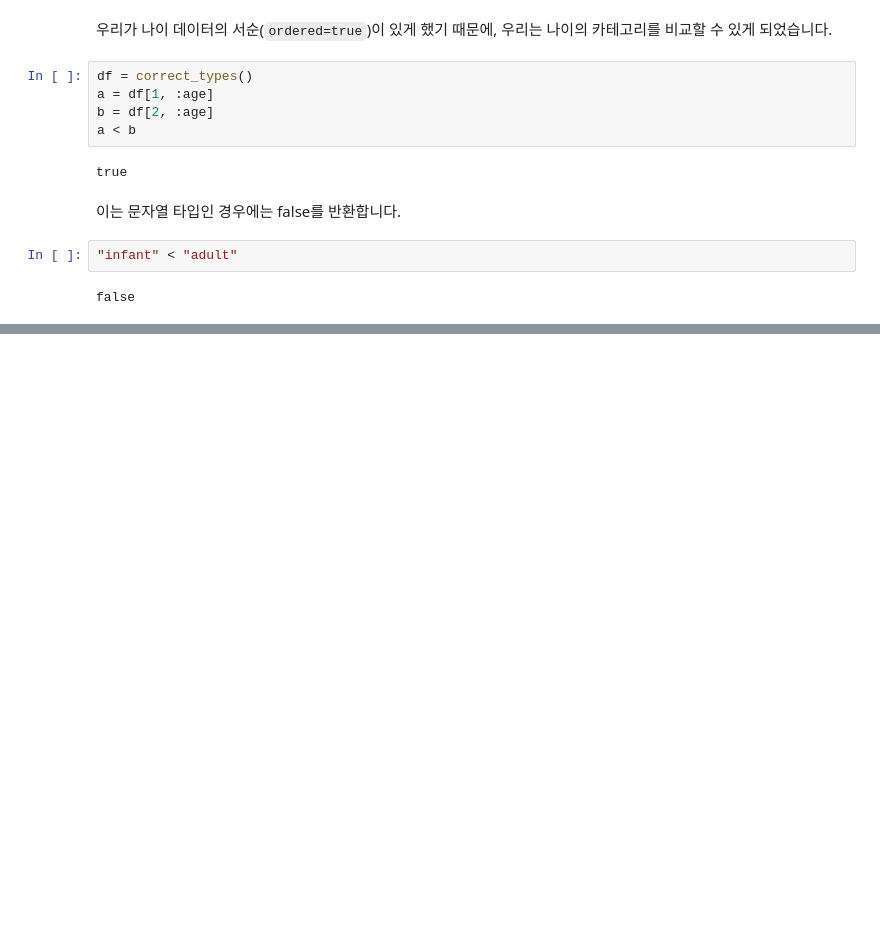
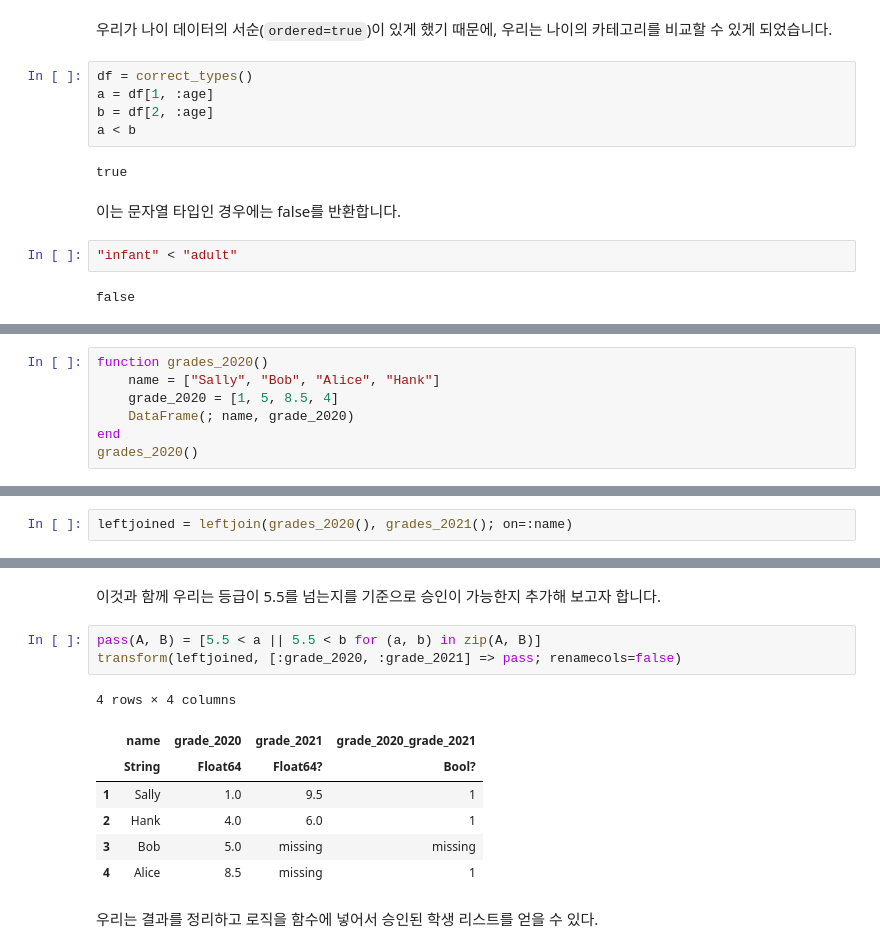
Before and after one commit to JunDamin/NotebooksForDataScience, a Jupyter notebook: docs/julia/data_science/04_DataFrames.ipynb, the cells around one changed output, grey strips where cells are left out. Drawn from its saved outputs; the diff is of its cells as text; blank space fills up the shorter version.

```diff
--- a/docs/julia/data_science/04_DataFrames.ipynb
+++ b/docs/julia/data_science/04_DataFrames.ipynb
@@ -923,0 +1138,7 @@ false
+# %%
+function grades_2020()
+    name = ["Sally", "Bob", "Alice", "Hank"]
+    grade_2020 = [1, 5, 8.5, 4]
+    DataFrame(; name, grade_2020)
+end
+grades_2020()
@@ -923,0 +1224,2 @@ false
+# %%
+leftjoined = leftjoin(grades_2020(), grades_2021(); on=:name)
@@ -923,0 +1234,15 @@ false
+# %% [markdown]
+이것과 함께 우리는 등급이 5.5를 넘는지를 기준으로 승인이 가능한지 추가해 보고자 합니다.
+# %%
+pass(A, B) = [5.5 < a || 5.5 < b for (a, b) in zip(A, B)]
+transform(leftjoined, [:grade_2020, :grade_2021] => pass; renamecols=false)
+# %% [output]
+4 rows × 4 columns
+|  | name | grade_2020 | grade_2021 | grade_2020_grade_2021 |
+|  | String | Float64 | Float64? | Bool? |
+| 1 | Sally | 1.0 | 9.5 | 1 |
+| 2 | Hank | 4.0 | 6.0 | 1 |
+| 3 | Bob | 5.0 | missing | missing |
+| 4 | Alice | 8.5 | missing | 1 |
+# %% [markdown]
+우리는 결과를 정리하고 로직을 함수에 넣어서 승인된 학생 리스트를 얻을 수 있다.
```
Also changed, not shown: parts of 129 cells of this notebook, 3 other files.
